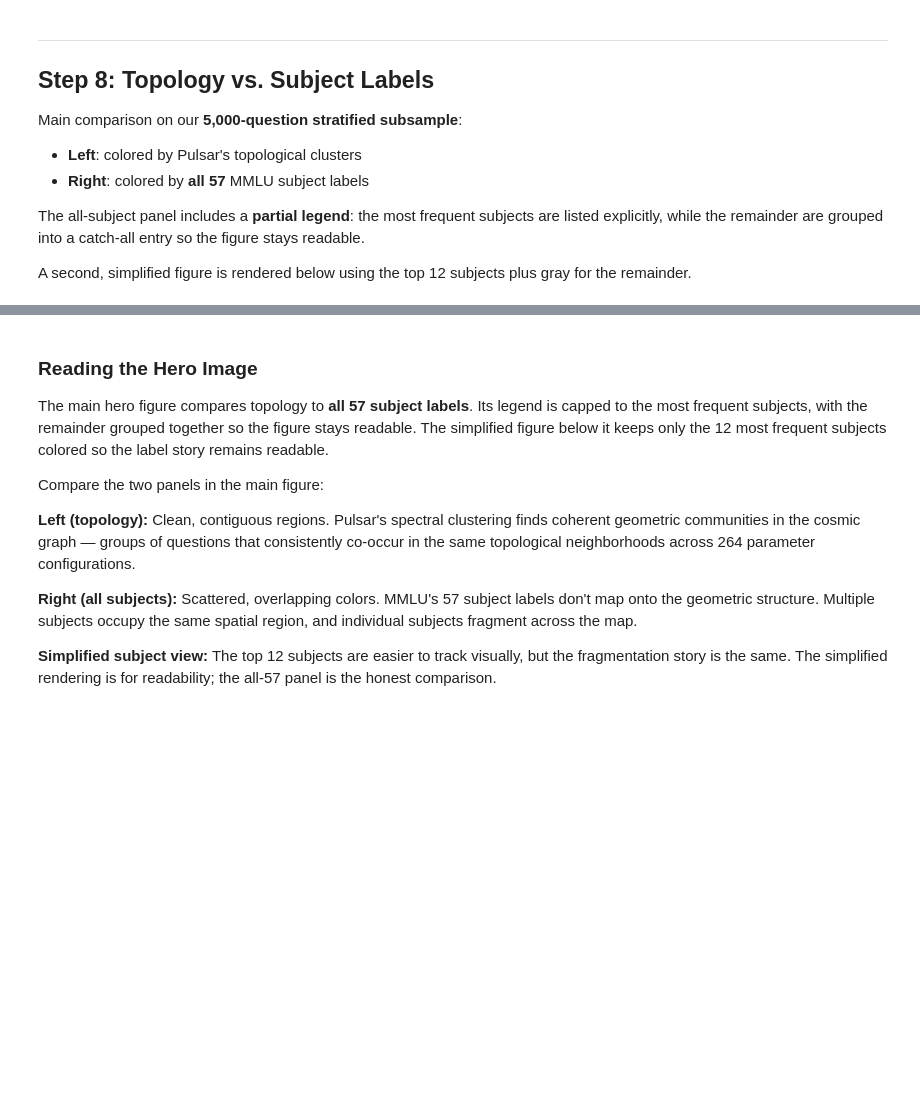
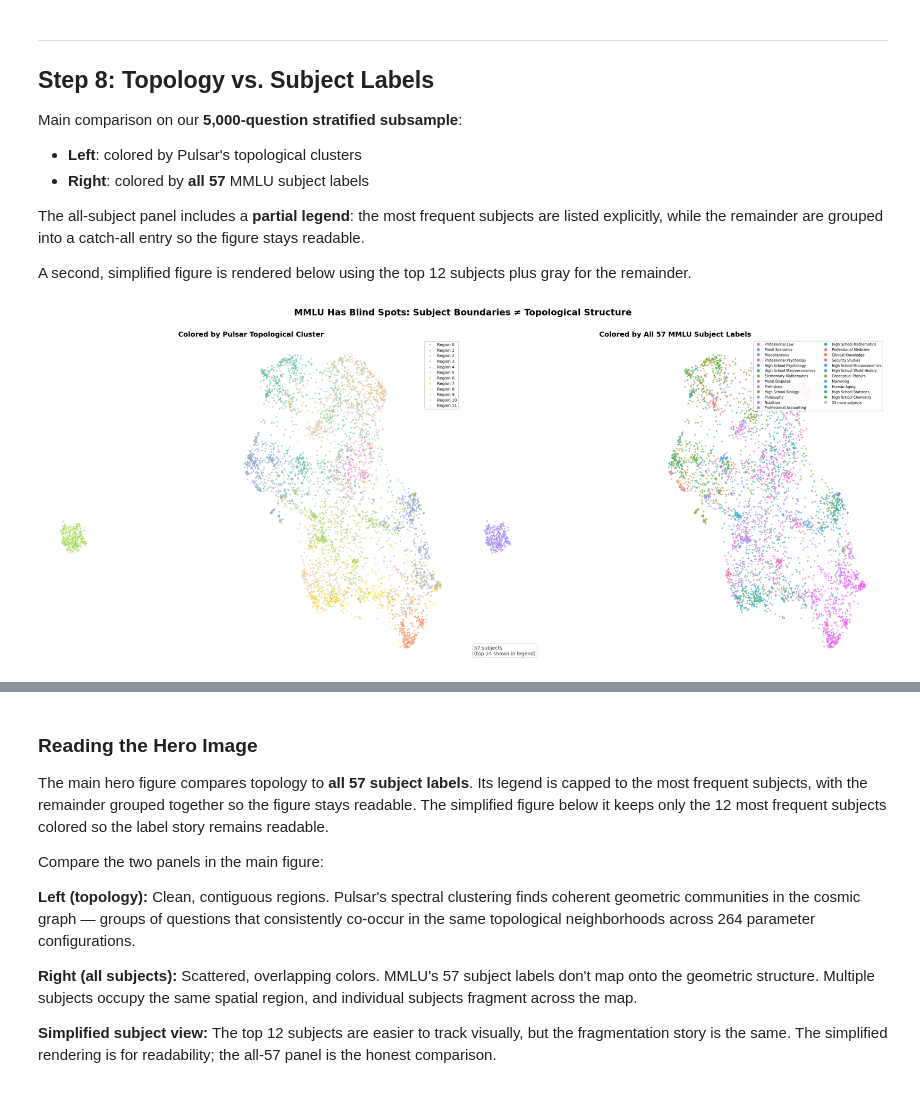
Before and after one commit to Krv-Labs/pulsar, a Jupyter notebook: demos/mmlu/mmlu_topology_demo.ipynb, the cells around one changed output, grey strips where cells are left out. Cells and saved outputs as stored; diff of their text form; code cells hidden in the pictures; blank space fills up the shorter version.

```diff
--- a/demos/mmlu/mmlu_topology_demo.ipynb
+++ b/demos/mmlu/mmlu_topology_demo.ipynb
@@ -677,8 +581,12 @@ ax = axes[0]
 for c in range(N_CLUSTERS):
     mask = labels == c
     ax.scatter(
-        umap_sub[mask, 0], umap_sub[mask, 1],
-        c=[cmap(c / N_CLUSTERS)], s=5, alpha=0.5, rasterized=True,
+        umap_sub[mask, 0],
+        umap_sub[mask, 1],
+        c=[cmap(c / N_CLUSTERS)],
+        s=5,
+        alpha=0.5,
+        rasterized=True,
         label=f"Region {c}",
     )
 ax.set_title("Colored by Pulsar Topological Cluster", fontsize=14, fontweight="bold")
@@ -688,32 +596,60 @@ ax.axis("off")
 # RIGHT: all 57 MMLU subjects, with a capped legend for readability
 ax = axes[1]
 ax.scatter(
-    umap_sub[:, 0], umap_sub[:, 1],
-    c=subject_colors, s=5, alpha=0.55, rasterized=True,
+    umap_sub[:, 0],
+    umap_sub[:, 1],
+    c=subject_colors,
+    s=5,
+    alpha=0.55,
+    rasterized=True,
 )
 ax.set_title("Colored by All 57 MMLU Subject Labels", fontsize=14, fontweight="bold")
 legend_handles = [
-    Line2D([0], [0], marker="o", color="w", markerfacecolor=subject_to_color[subj],
-           markersize=7, label=subj.replace("_", " ").title())
+    Line2D(
+        [0],
+        [0],
+        marker="o",
+        color="w",
+        markerfacecolor=subject_to_color[subj],
+        markersize=7,
+        label=subj.replace("_", " ").title(),
+    )
     for subj in legend_subjects
 ]
 remaining_subjects = len(all_subjects) - len(legend_subjects)
 if remaining_subjects > 0:
     legend_handles.append(
-        Line2D([0], [0], marker="o", color="w", markerfacecolor="#bdbdbd",
-               markersize=7, label=f"{remaining_subjects} more subjects")
+        Line2D(
+            [0],
+            [0],
+            marker="o",
+            color="w",
+            markerfacecolor="#bdbdbd",
+            markersize=7,
+            label=f"{remaining_subjects} more subjects",
+        )
     )
 ax.legend(handles=legend_handles, fontsize=7, loc="upper right", framealpha=0.9, ncol=2)
 ax.text(
-    0.02, 0.02, f"57 subjects\n(top {len(legend_subjects)} shown in legend)", transform=ax.transAxes,
-    fontsize=10, color="#444444", ha="left", va="bottom",
-    bbox=dict(boxstyle="round,pad=0.3", facecolor="white", alpha=0.85, edgecolor="#cccccc"),
+    0.02,
+    0.02,
+    f"57 subjects\n(top {len(legend_subjects)} shown in legend)",
+    transform=ax.transAxes,
+    fontsize=10,
+    color="#444444",
+    ha="left",
+    va="bottom",
+    bbox=dict(
+        boxstyle="round,pad=0.3", facecolor="white", alpha=0.85, edgecolor="#cccccc"
+    ),
 )
 ax.axis("off")
 
 fig.suptitle(
     "MMLU Has Blind Spots: Subject Boundaries \u2260 Topological Structure",
-    fontsize=18, fontweight="bold", y=1.01,
+    fontsize=18,
+    fontweight="bold",
+    y=1.01,
 )
 plt.tight_layout()
 plt.savefig(DATA_DIR / "mmlu_hero.png", dpi=200, bbox_inches="tight", facecolor="white")
@@ -724,39 +660,63 @@ print("Saved: data/mmlu_hero.png")
 fig, axes = plt.subplots(1, 2, figsize=(24, 10), facecolor="white")
 
 ax = axes[0]
 for c in range(N_CLUSTERS):
     mask = labels == c
     ax.scatter(
-        umap_sub[mask, 0], umap_sub[mask, 1],
-        c=[cmap(c / N_CLUSTERS)], s=5, alpha=0.5, rasterized=True,
+        umap_sub[mask, 0],
+        umap_sub[mask, 1],
+        c=[cmap(c / N_CLUSTERS)],
+        s=5,
+        alpha=0.5,
+        rasterized=True,
         label=f"Region {c}",
     )
 ax.set_title("Colored by Pulsar Topological Cluster", fontsize=14, fontweight="bold")
 ax.legend(fontsize=8, loc="upper right", framealpha=0.9)
 ax.axis("off")
 
 ax = axes[1]
 other_mask = ~df_sub["subject"].isin(top_subjects)
 ax.scatter(
-    umap_sub[other_mask, 0], umap_sub[other_mask, 1],
-    c="#dddddd", s=3, alpha=0.3, rasterized=True, label="Other subjects",
+    umap_sub[other_mask, 0],
+    umap_sub[other_mask, 1],
+    c="#dddddd",
+    s=3,
+    alpha=0.3,
+    rasterized=True,
+    label="Other subjects",
 )
 for subj in top_subjects:
     mask = (df_sub["subject"] == subj).values
     ax.scatter(
-        umap_sub[mask, 0], umap_sub[mask, 1],
-        c=[subject_to_color[subj]], s=6, alpha=0.65, rasterized=True,
+        umap_sub[mask, 0],
+        umap_sub[mask, 1],
+        c=[subject_to_color[subj]],
+        s=6,
+        alpha=0.65,
+        rasterized=True,
         label=subj.replace("_", " ").title(),
     )
-ax.set_title("Simplified Subject View: Top 12 Subjects + Other", fontsize=14, fontweight="bold")
+ax.set_title(
+    "Simplified Subject View: Top 12 Subjects + Other", fontsize=14, fontweight="bold"
+)
 ax.legend(fontsize=7, loc="upper right", framealpha=0.9, ncol=1)
 ax.axis("off")
 
 fig.suptitle(
     "Simplified Subject Rendering for Readability",
-    fontsize=18, fontweight="bold", y=1.01,
+    fontsize=18,
+    fontweight="bold",
+    y=1.01,
 )
 plt.tight_layout()
-plt.savefig(DATA_DIR / "mmlu_hero_simplified.png", dpi=200, bbox_inches="tight", facecolor="white")
+plt.savefig(
+    DATA_DIR / "mmlu_hero_simplified.png",
+    dpi=200,
+    bbox_inches="tight",
+    facecolor="white",
+)
 plt.show()
 print("Saved: data/mmlu_hero_simplified.png")
+# %% [output]
+[figure, added]
```
Also changed, not shown: parts of 27 cells of this notebook.
